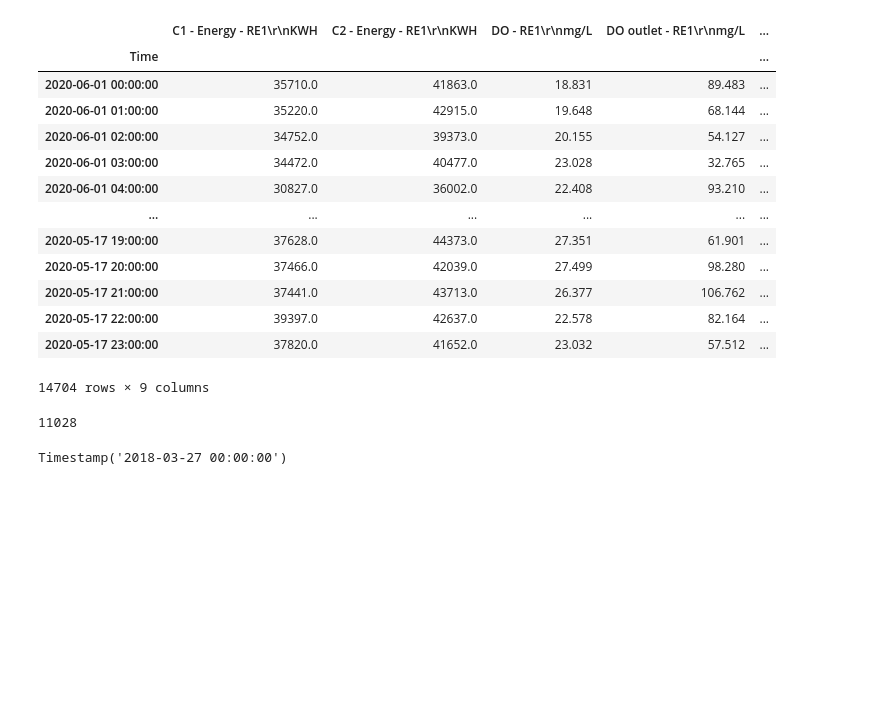
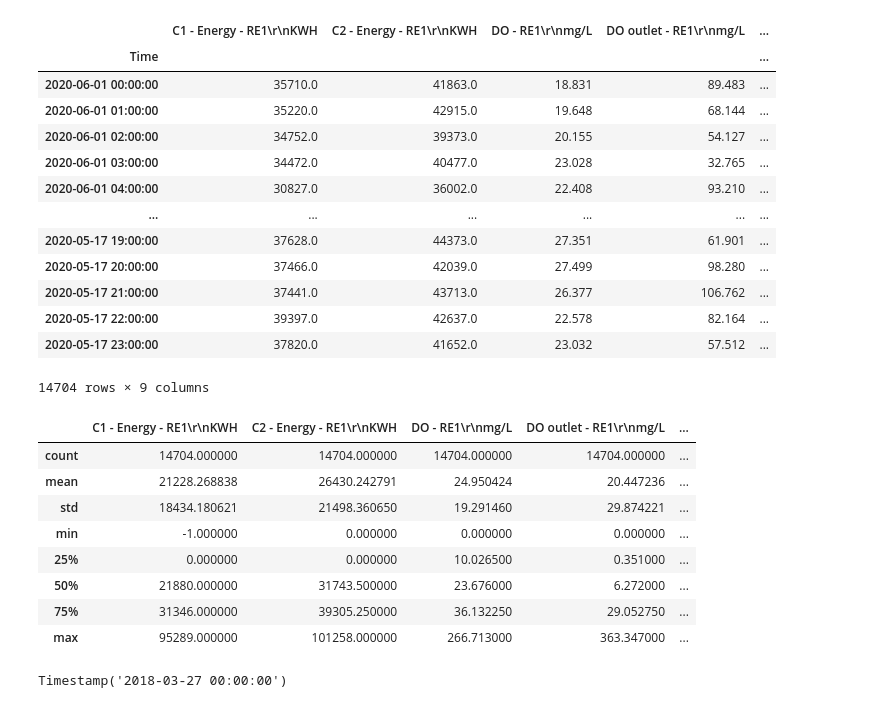
Before and after one commit to rafaelcbpy/Comp_Aplicada_ICA, a Jupyter notebook: notebooks/HW2/regression_shafdan.ipynb, the cells around one changed output. Saved outputs shown, nothing was run; the diff lists cells and outputs as text; code cells hidden in the pictures; blank space fills up the shorter version.

```diff
--- a/notebooks/HW2/regression_shafdan.ipynb
+++ b/notebooks/HW2/regression_shafdan.ipynb
@@ -100,10 +100,18 @@ r1_data
 | 2020-05-17 22:00:00 | 39397.0 | 42637.0 | 22.578 | 82.164 | ... |
 | 2020-05-17 23:00:00 | 37820.0 | 41652.0 | 23.032 | 57.512 | ... |
 14704 rows × 9 columns
-# %%
-int(0.75*len(r1_data))
-# %% [output]
-11028
+# %%
+r1_data.describe()
+# %% [output]
+|  | C1 - Energy - RE1\r\nKWH | C2 - Energy - RE1\r\nKWH | DO - RE1\r\nmg/L | DO outlet - RE1\r\nmg/L | ... |
+| count | 14704.000000 | 14704.000000 | 14704.000000 | 14704.000000 | ... |
+| mean | 21228.268838 | 26430.242791 | 24.950424 | 20.447236 | ... |
+| std | 18434.180621 | 21498.360650 | 19.291460 | 29.874221 | ... |
+| min | -1.000000 | 0.000000 | 0.000000 | 0.000000 | ... |
+| 25% | 0.000000 | 0.000000 | 10.026500 | 0.351000 | ... |
+| 50% | 21880.000000 | 31743.500000 | 23.676000 | 6.272000 | ... |
+| 75% | 31346.000000 | 39305.250000 | 36.132250 | 29.052750 | ... |
+| max | 95289.000000 | 101258.000000 | 266.713000 | 363.347000 | ... |
 # %%
 cutoff_date = r1_data.index[int(0.7*len(r1_data))]
 cutoff_date
```
